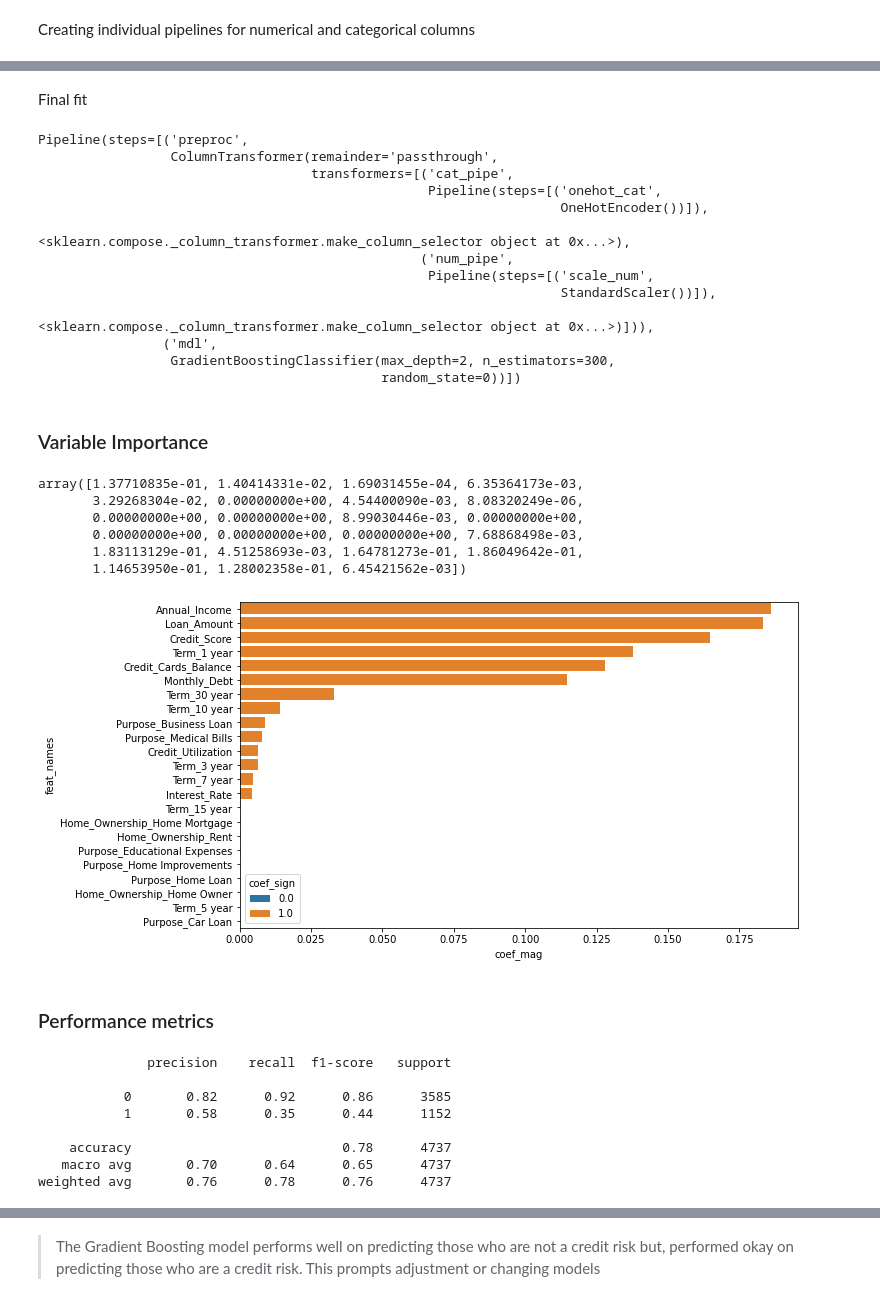
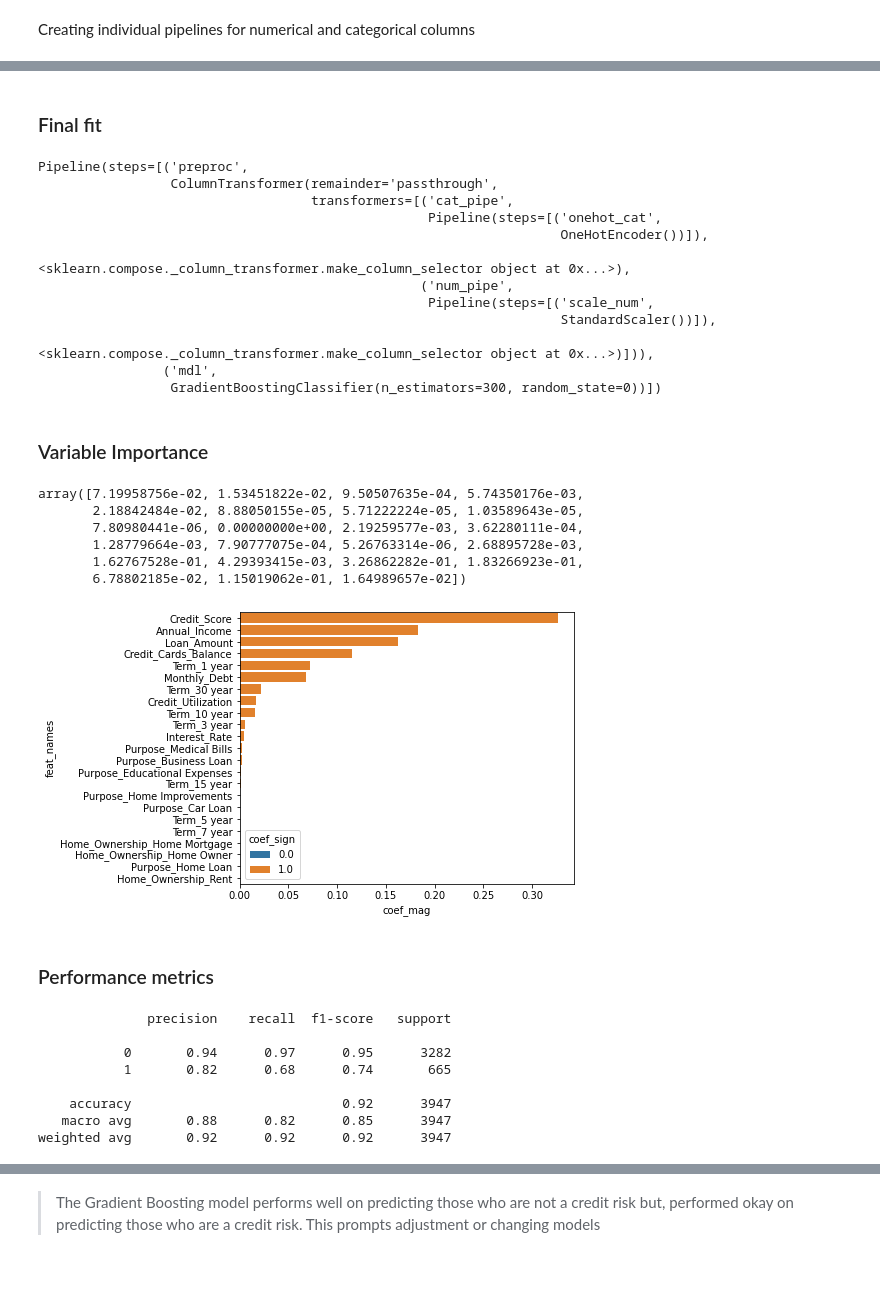
Before and after one commit to karelyrodri/Machine-Learning-CS5262-50, a Jupyter notebook: CS5262_50.ipynb, the cells around one changed output, grey strips where cells are left out. Cells and saved outputs as stored; diff of their text form; code cells hidden in the pictures; blank space fills up the shorter version.

```diff
--- a/CS5262_50.ipynb
+++ b/CS5262_50.ipynb
@@ -242,7 +246,7 @@ Remove Credit_Risk predicted column Train/Test Split
 risk_col = 'Credit_Risk'
 display(data.describe())
 X_train, X_test, y_train, y_test = train_test_split(data.drop(columns=risk_col), data[risk_col],
-                                                   test_size=0.3, random_state=2345, stratify=data[risk_col])
+                                                   test_size=0.25, random_state=2345, stratify=data[risk_col])
 # %% [output]
 |  | Loan_Amount | Interest_Rate | Credit_Score | Annual_Income | Monthly_Debt | Credit_Cards_Balance | ... |
 | count | 1.578700e+04 | 15787.000000 | 15787.000000 | 15787.000000 | 15787.000000 | 15787.000000 | ... |
@@ -330,8 +344,6 @@ Pipeline(steps=[('preproc',
 # %%
 #hyperparameter tuning
-tuning_grid = {'mdl__learning_rate' : [0.1,1,10,50], 'mdl__max_depth': [1,2,3,4],
+tuning_grid = {'mdl__learning_rate' : [0.1,1,10], 'mdl__max_depth': [1,2,3],
                "mdl__n_estimators": [100, 200, 300, 400]}
 # GridSearchCV is used for cross-validation
-grid_search = GridSearchCV(pipe, param_grid = tuning_grid, cv = 5, return_train_score=True)
-
-grid_search.fit(X_train, y_train)
+GB_grid_search = GridSearchCV(pipe, param_grid = tuning_grid, cv = 5, return_train_score=True)
@@ -357,0 +350,2 @@ GridSearchCV(cv=5,
+# %%
+GB_grid_search.fit(X_train, y_train)
@@ -380,7 +388,7 @@ pd.DataFrame(grid_search.cv_results_).head()
-# %% [markdown]
-Final fit
+# %% [markdown]
+### Final fit
 # %%
-grid_search.best_estimator_
+GB_grid_search.best_estimator_
 # %% [output]
 Pipeline(steps=[('preproc',
                  ColumnTransformer(remainder='passthrough',
@@ -393,49 +401,48 @@ Pipeline(steps=[('preproc',
                                                                    StandardScaler())]),
                                                   <sklearn.compose._column_transformer.make_column_selector object at 0x...>)])),
                 ('mdl',
-                 GradientBoostingClassifier(max_depth=2, n_estimators=300,
-                                            random_state=0))])
+                 GradientBoostingClassifier(n_estimators=300, random_state=0))])
 # %% [markdown]
 ### Variable Importance
 # %%
-vip = grid_search.best_estimator_['mdl'].feature_importances_
+vip = GB_grid_search.best_estimator_['mdl'].feature_importances_
 vip
 # %% [output]
-array([1.37710835e-01, 1.40414331e-02, 1.69031455e-04, 6.35364173e-03,
-       3.29268304e-02, 0.00000000e+00, 4.54400090e-03, 8.08320249e-06,
-       0.00000000e+00, 0.00000000e+00, 8.99030446e-03, 0.00000000e+00,
-       0.00000000e+00, 0.00000000e+00, 0.00000000e+00, 7.68868498e-03,
-       1.83113129e-01, 4.51258693e-03, 1.64781273e-01, 1.86049642e-01,
-       1.14653950e-01, 1.28002358e-01, 6.45421562e-03])
+array([7.19958756e-02, 1.53451822e-02, 9.50507635e-04, 5.74350176e-03,
+       2.18842484e-02, 8.88050155e-05, 5.71222224e-05, 1.03589643e-05,
+       7.80980441e-06, 0.00000000e+00, 2.19259577e-03, 3.62280111e-04,
+       1.28779664e-03, 7.90777075e-04, 5.26763314e-06, 2.68895728e-03,
+       1.62767528e-01, 4.29393415e-03, 3.26862282e-01, 1.83266923e-01,
+       6.78802185e-02, 1.15019062e-01, 1.64989657e-02])
 # %%
 #get names in correct preproc order
-cat_names = grid_search.best_estimator_.named_steps['preproc'].transformers_[0][1].named_steps['onehot_cat'].get_feature_names_out()
-num_names = grid_search.best_estimator_.named_steps['preproc'].transformers_[1][2]
+cat_names = GB_grid_search.best_estimator_.named_steps['preproc'].transformers_[0][1].named_steps['onehot_cat'].get_feature_names_out()
+num_names = GB_grid_search.best_estimator_.named_steps['preproc'].transformers_[1][2]
 
 #create df with vip info
 coef_info = pd.DataFrame({'feat_names':np.hstack([cat_names, num_names]), 'vip': vip})
 
 #get sign and magnitude information
 coef_info = coef_info.assign(coef_mag = abs(coef_info['vip']),
                              coef_sign = np.sign(coef_info['vip']))
 
 #sort and plot
 coef_info = coef_info.set_index('feat_names').sort_values(by='coef_mag', ascending=False)
 sns.barplot(y=coef_info.index, x='coef_mag', hue='coef_sign', data=coef_info, orient='h', dodge=False);
 plt.rcParams["figure.figsize"] = [10, 6]
 # %% [output]
-[figure, old version]
+[figure, new version]
 # %% [markdown]
 ### Performance metrics
 # %%
-print(classification_report(y_test, grid_search.best_estimator_.predict(X_test)))
+print(classification_report(y_test, GB_grid_search.best_estimator_.predict(X_test)))
 # %% [output]
               precision    recall  f1-score   support
 
-           0       0.82      0.92      0.86      3585
-           1       0.58      0.35      0.44      1152
+           0       0.94      0.97      0.95      3282
+           1       0.82      0.68      0.74       665
 
-    accuracy                           0.78      4737
-   macro avg       0.70      0.64      0.65      4737
-weighted avg       0.76      0.78      0.76      4737
+    accuracy                           0.92      3947
+   macro avg       0.88      0.82      0.85      3947
+weighted avg       0.92      0.92      0.92      3947
 # %%
```
Also changed, not shown: parts of 60 cells of this notebook.
